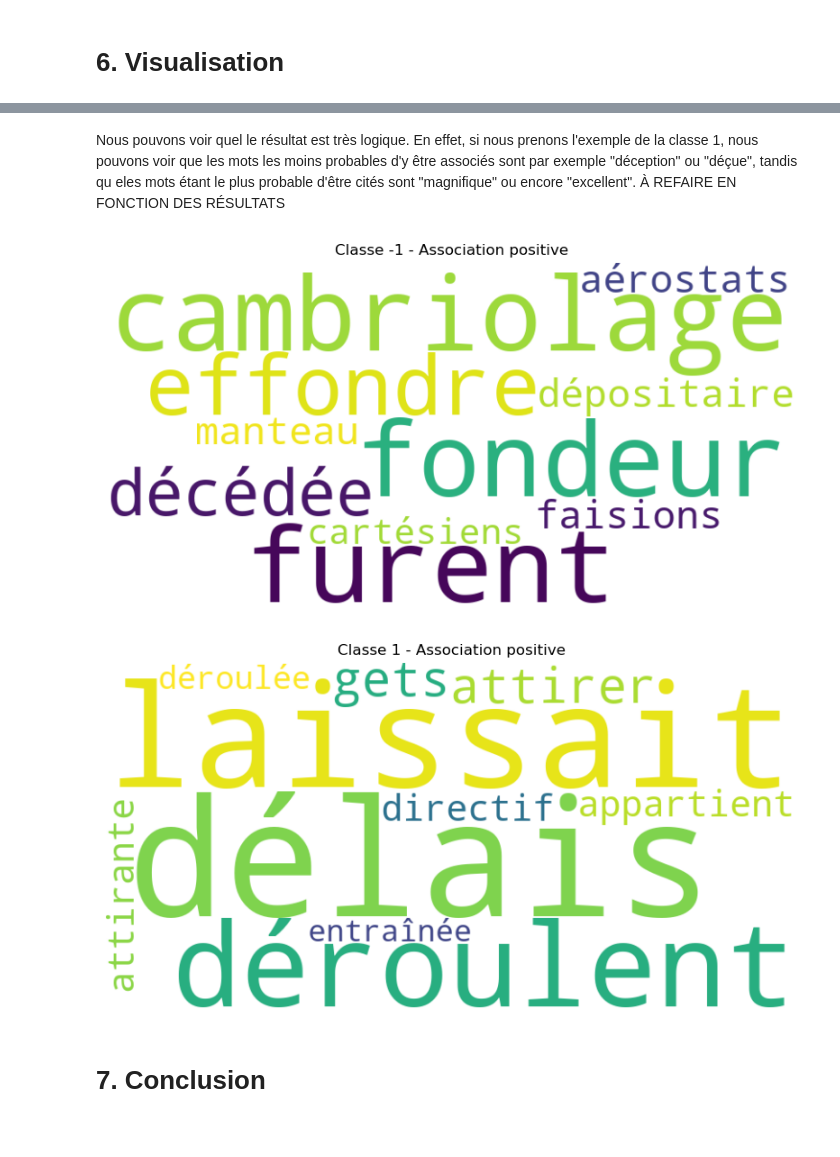
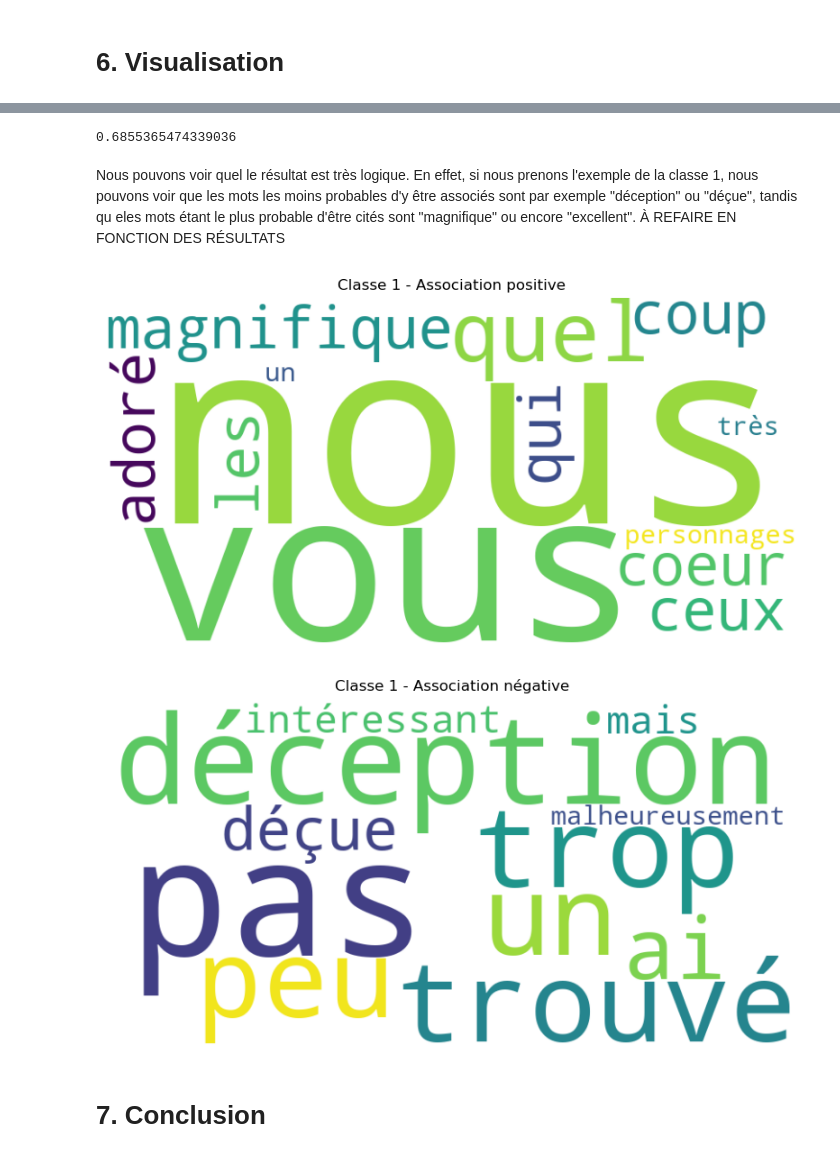
Before and after one commit to clemchsns/projet_langage, a Jupyter notebook: projet final.ipynb, the cells around one changed output, grey strips where cells are left out. Cells and saved outputs as stored; diff of their text form; code cells hidden in the pictures.

```diff
--- a/projet final.ipynb
+++ b/projet final.ipynb
@@ -963,28 +1012,34 @@ Les dix variables ayant l'association positive la plus forte avec la classe 1 :
+# %%
+predictions_test = model_lr2.predict(X_test_vectorized_tfidf)
+
+accuracy_score(y_test, predictions_test)
+# %% [output]
+0.6855365474339036
 # %% [markdown]
 Nous pouvons voir quel le résultat est très logique. En effet, si nous prenons l'exemple de la classe 1, nous pouvons voir que les mots les moins probables d'y être associés sont par exemple "déception" ou "déçue", tandis qu eles mots étant le plus probable d'être cités sont "magnifique" ou encore "excellent". À REFAIRE EN FONCTION DES RÉSULTATS
 # %%
 from wordcloud import WordCloud
 import matplotlib.pyplot as plt
 
 # Les listes de mots associées à chaque classe
-mots_classe_pos_moins_1 = ['cambriolage', 'fondeur', 'furent', 'effondre', 'décédée', 'dépositaire', 'faisions', 'manteau', 'aérostats', 'cartésiens']
-mots_classe_pos_1 = ['délais','laissait','déroulent','gets','attirer','appartient','attirante','directif','déroulée','entraînée']
+mots_classe_pos_1 = ['nous','vous','quel','magnifique','coeur','coup','adoré','ceux qui', 'les personnages','un très']
+mots_classe_neg_1 = ['pas','déception','trouvé','trop','un peu','ai pas','déçue','intéressant', 'mais','malheureusement']
 
 # Fonction pour générer le nuage de mots
 def generer_wordcloud(mots, titre):
     wordcloud = WordCloud(width=800, height=400, background_color='white').generate(' '.join(mots))
 
     plt.figure(figsize=(10, 5))
     plt.imshow(wordcloud, interpolation='bilinear')
     plt.axis('off')
     plt.title(titre)
     plt.show()
 
 # Générer les nuages de mots pour chaque classe
-generer_wordcloud(mots_classe_pos_moins_1, "Classe -1 - Association positive")
 generer_wordcloud(mots_classe_pos_1, "Classe 1 - Association positive")
+generer_wordcloud(mots_classe_neg_1, "Classe 1 - Association négative")
 # %% [output]
-[figure, old version]
+[figure, new version]
-[figure, old version]
+[figure, new version]
 # %% [markdown]
 # 7. Conclusion
```
Also changed, not shown: parts of 25 cells of this notebook.
